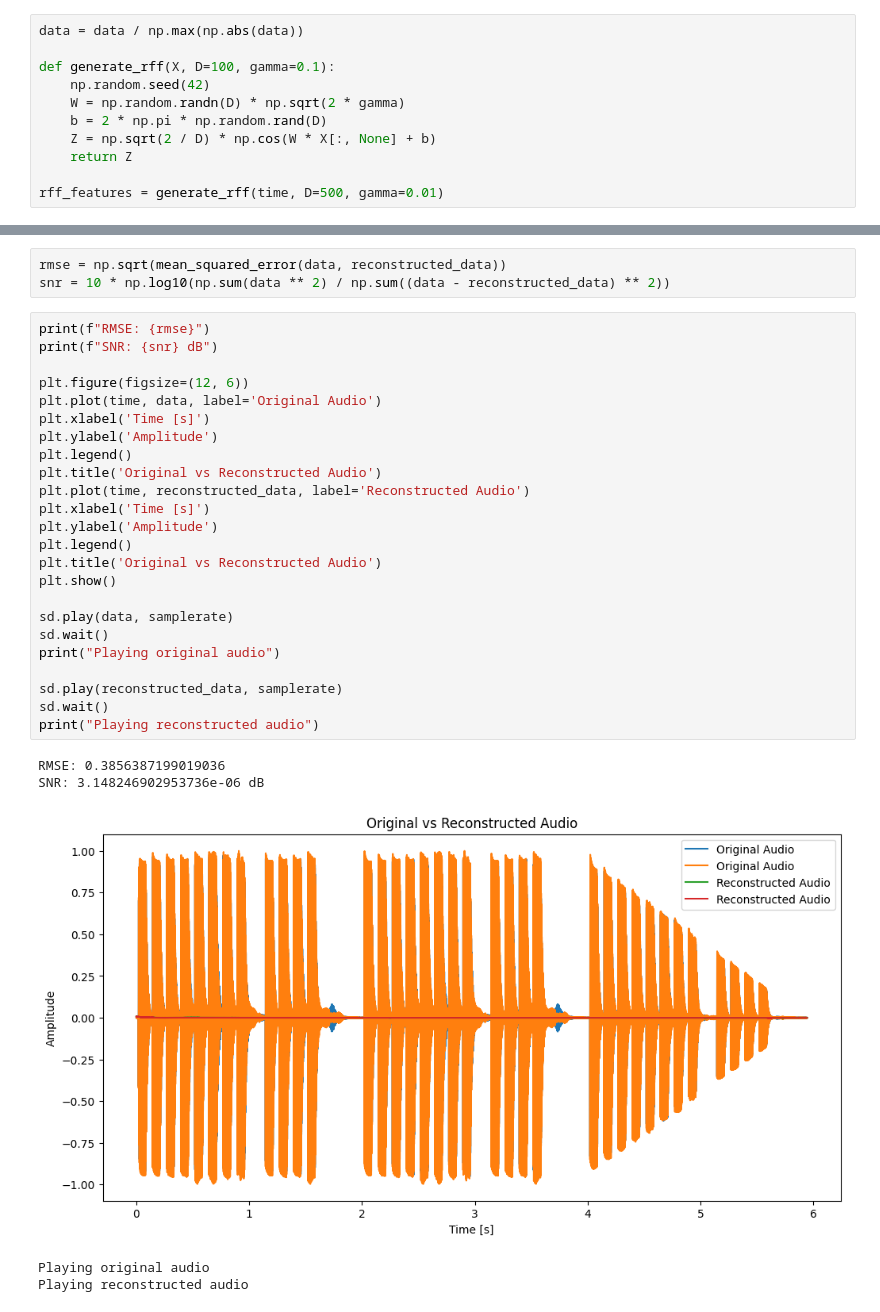
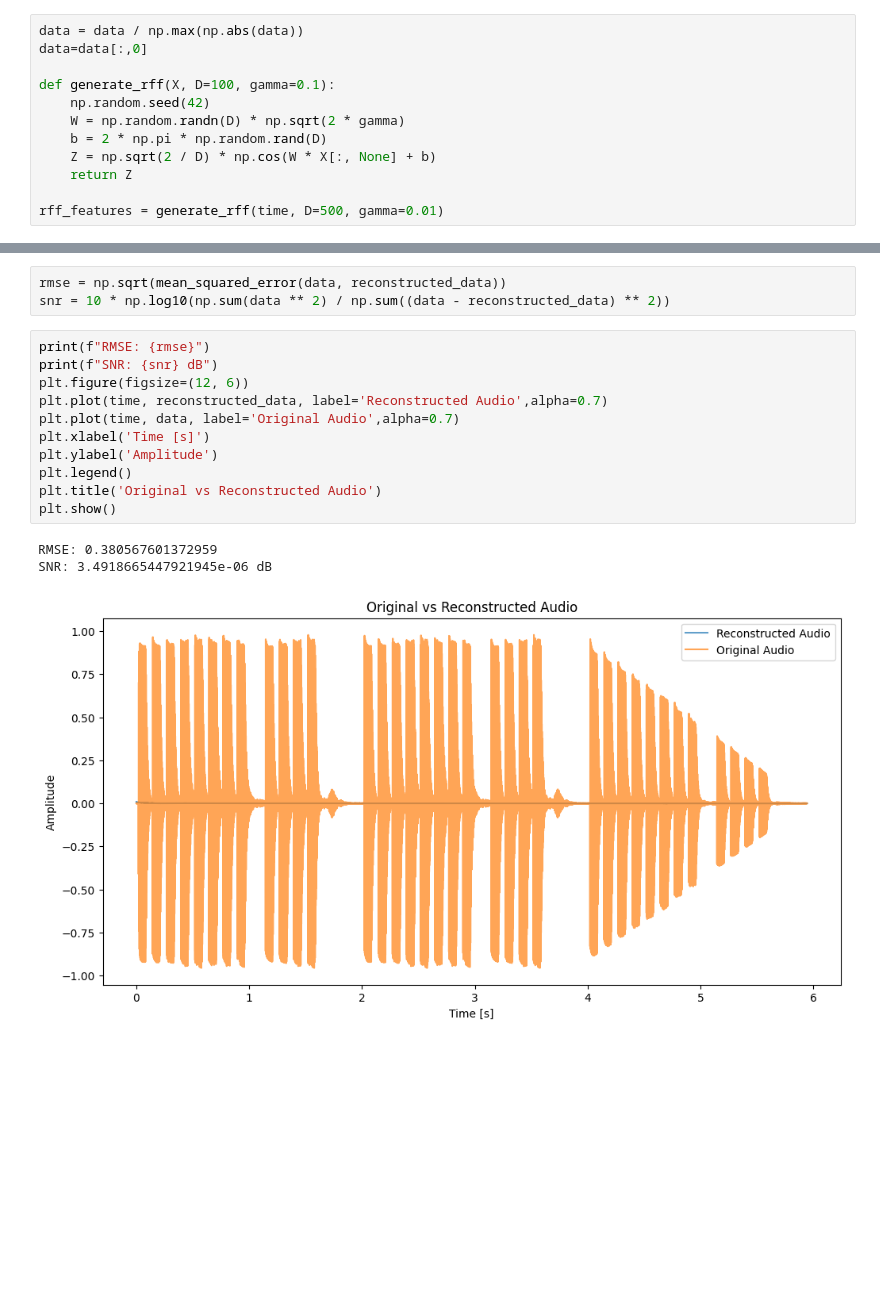
Before and after one commit to Rachit23110261/ML_ASSIGNMENT_2_23110261_23110189_23110306, a Jupyter notebook: TASK_2.ipynb, the cells around one changed output, grey strips where cells are left out. Cells and saved outputs as stored; diff of their text form; blank space fills up the shorter version.

```diff
--- a/TASK_2.ipynb
+++ b/TASK_2.ipynb
@@ -85,6 +85,7 @@ duration = len(data) / samplerate
 time = np.linspace(0., duration, len(data))
 # %%
 data = data / np.max(np.abs(data))
+data=data[:,0]
 
 def generate_rff(X, D=100, gamma=0.1):
     np.random.seed(42)
@@ -107,30 +108,15 @@ snr = 10 * np.log10(np.sum(data ** 2) / np.sum((data - reconstructed_data) ** 2)
 # %%
 print(f"RMSE: {rmse}")
 print(f"SNR: {snr} dB")
-
 plt.figure(figsize=(12, 6))
-plt.plot(time, data, label='Original Audio')
-plt.xlabel('Time [s]')
-plt.ylabel('Amplitude')
-plt.legend()
-plt.title('Original vs Reconstructed Audio')
-plt.plot(time, reconstructed_data, label='Reconstructed Audio')
+plt.plot(time, reconstructed_data, label='Reconstructed Audio',alpha=0.7)
+plt.plot(time, data, label='Original Audio',alpha=0.7)
 plt.xlabel('Time [s]')
 plt.ylabel('Amplitude')
 plt.legend()
 plt.title('Original vs Reconstructed Audio')
 plt.show()
-
-sd.play(data, samplerate)
-sd.wait()
-print("Playing original audio")
-
-sd.play(reconstructed_data, samplerate)
-sd.wait()
-print("Playing reconstructed audio")
 # %% [output]
-RMSE: 0.3856387199019036
-SNR: 3.148246902953736e-06 dB
+RMSE: 0.380567601372959
+SNR: 3.4918665447921945e-06 dB
-[figure, old version]
+[figure, new version]
-Playing original audio
-Playing reconstructed audio
```
